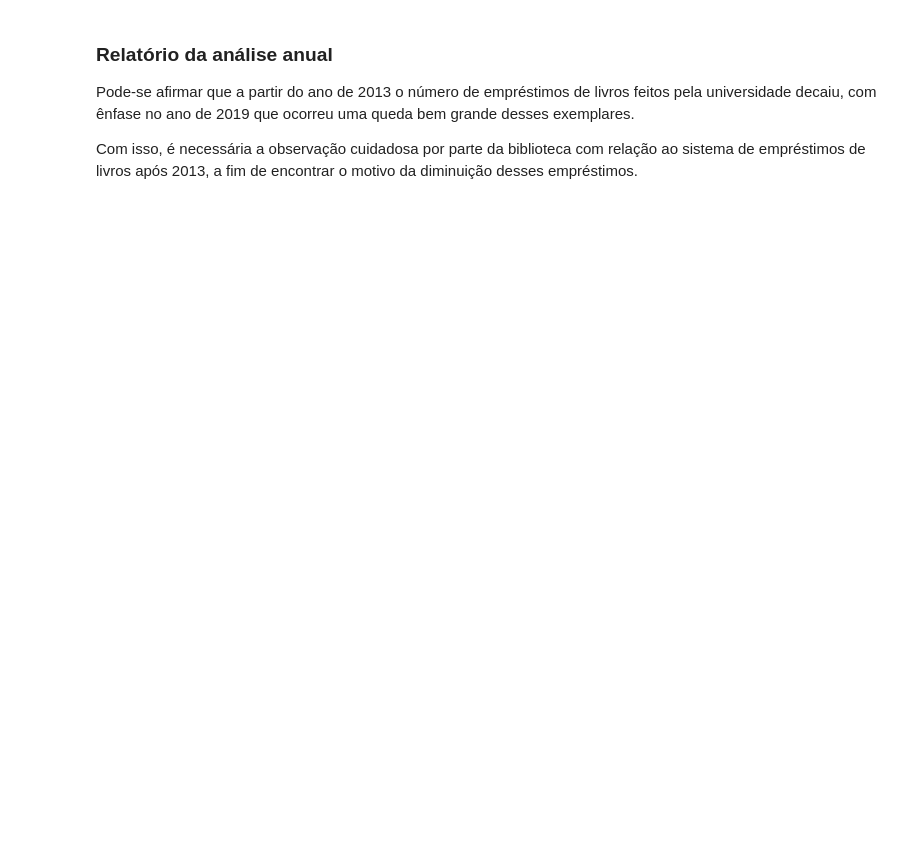
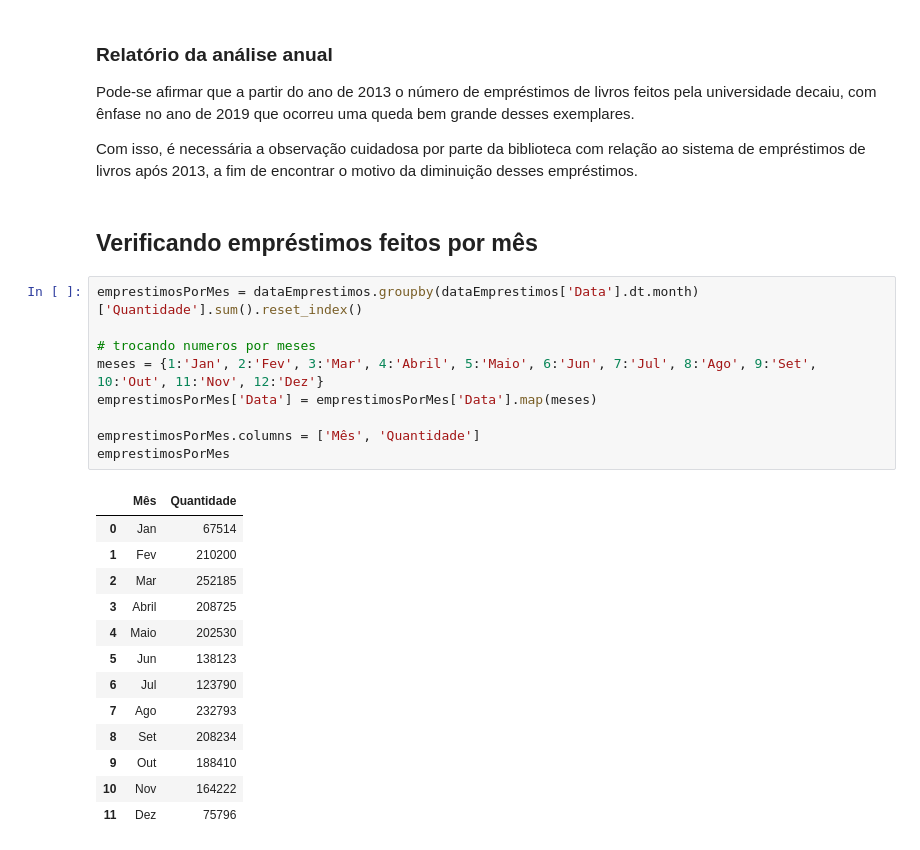
Before and after one commit to AleixoCodes/Analise-de-dados-bibliotecarios, a Jupyter notebook: Análise_de_Dados_de_Biblioteca_Universitária.ipynb, the cells around one changed output. Saved outputs shown, nothing was run; the diff lists cells and outputs as text; blank space fills up the shorter version.

```diff
--- a/Análise_de_Dados_de_Biblioteca_Universitária.ipynb
+++ b/Análise_de_Dados_de_Biblioteca_Universitária.ipynb
@@ -265,3 +266,28 @@ gfc=gfc
 Pode-se afirmar que a partir do ano de 2013 o número de empréstimos de livros feitos pela universidade decaiu, com ênfase no ano de 2019 que ocorreu uma queda bem grande desses exemplares.
 
 Com isso, é necessária a observação cuidadosa por parte da biblioteca com relação ao sistema de empréstimos de livros após 2013, a fim de encontrar o motivo da diminuição desses empréstimos.
+# %% [markdown]
+## **Verificando empréstimos feitos por mês**
+# %%
+emprestimosPorMes = dataEmprestimos.groupby(dataEmprestimos['Data'].dt.month)['Quantidade'].sum().reset_index()
+
+# trocando numeros por meses
+meses = {1:'Jan', 2:'Fev', 3:'Mar', 4:'Abril', 5:'Maio', 6:'Jun', 7:'Jul', 8:'Ago', 9:'Set', 10:'Out', 11:'Nov', 12:'Dez'}
+emprestimosPorMes['Data'] = emprestimosPorMes['Data'].map(meses)
+
+emprestimosPorMes.columns = ['Mês', 'Quantidade']
+emprestimosPorMes
+# %% [output]
+|  | Mês | Quantidade |
+| 0 | Jan | 67514 |
+| 1 | Fev | 210200 |
+| 2 | Mar | 252185 |
+| 3 | Abril | 208725 |
+| 4 | Maio | 202530 |
+| 5 | Jun | 138123 |
+| 6 | Jul | 123790 |
+| 7 | Ago | 232793 |
+| 8 | Set | 208234 |
+| 9 | Out | 188410 |
+| 10 | Nov | 164222 |
+| 11 | Dez | 75796 |
```
Also changed, not shown: parts of 8 cells of this notebook.
